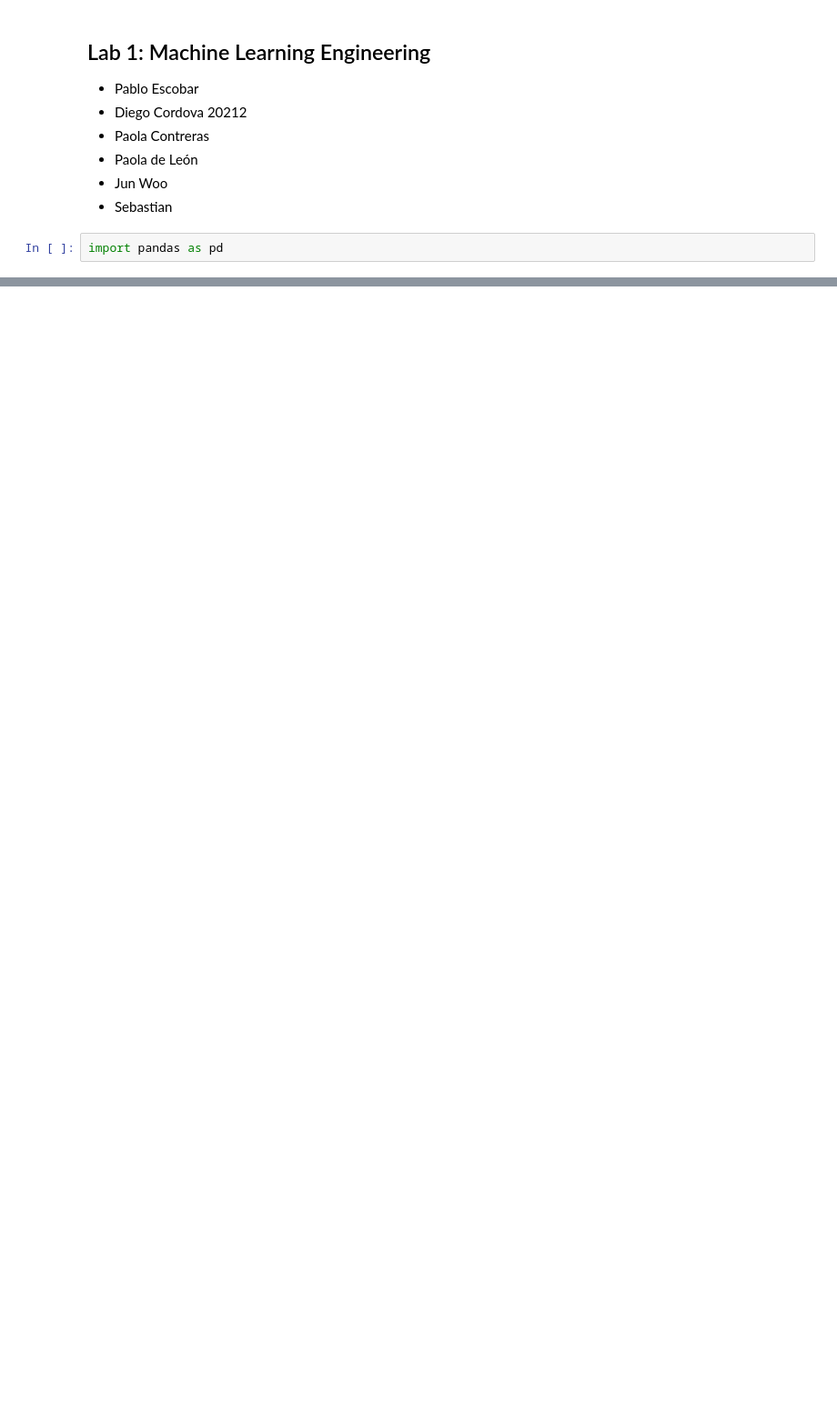
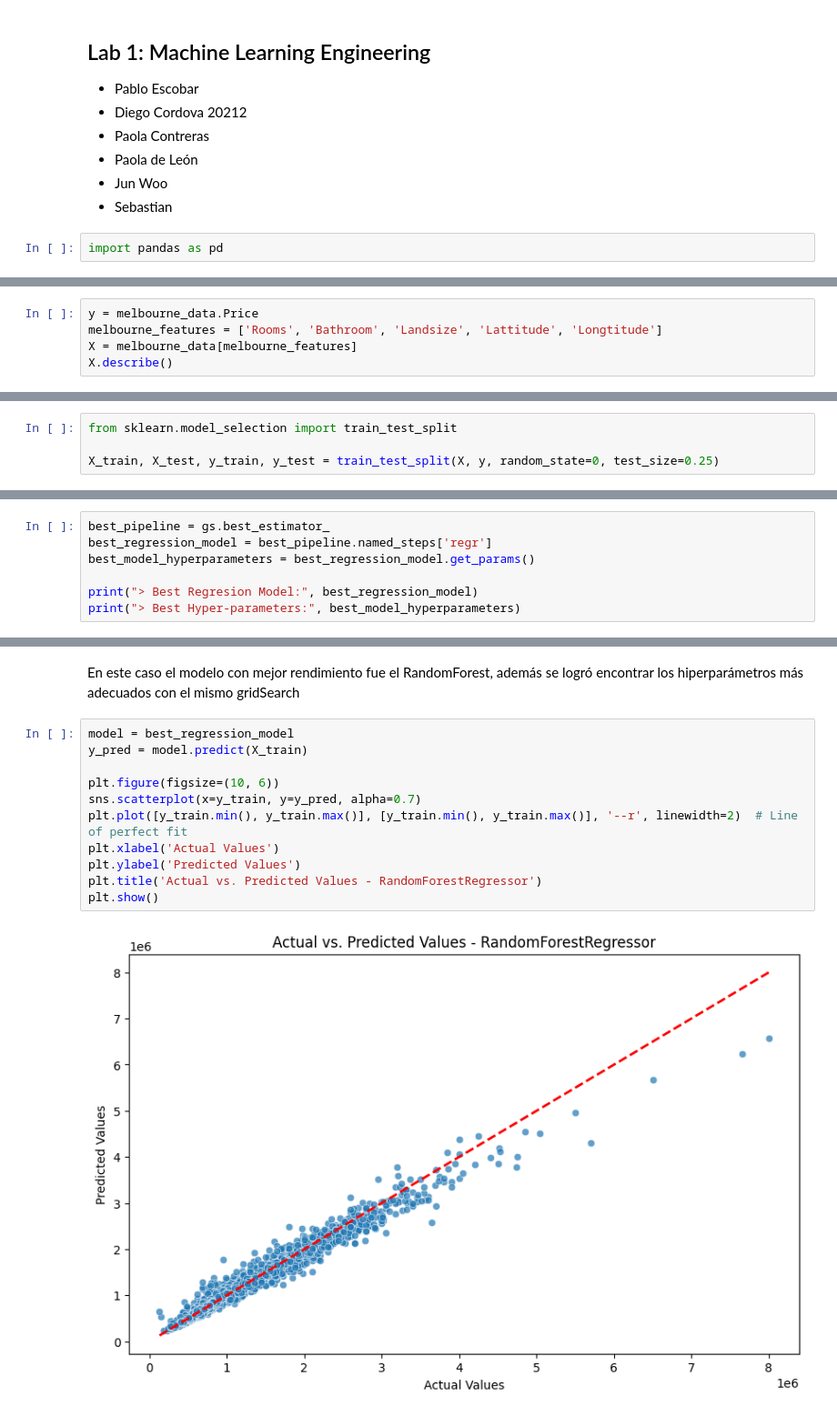
Before and after one commit to Diego-CB/Lab1-MLE, a Jupyter notebook: main.ipynb, the cells around one changed output, grey strips where cells are left out. Shown: that part at 91% size. Cells and saved outputs as stored; diff of their text form; blank space fills up the shorter version.

```diff
--- a/main.ipynb
+++ b/main.ipynb
@@ -28,0 +57,5 @@ melbourne_data.describe()
+# %%
+y = melbourne_data.Price
+melbourne_features = ['Rooms', 'Bathroom', 'Landsize', 'Lattitude', 'Longtitude']
+X = melbourne_data[melbourne_features]
+X.describe()
@@ -28,0 +74,4 @@ melbourne_data.describe()
+# %%
+from sklearn.model_selection import train_test_split
+
+X_train, X_test, y_train, y_test = train_test_split(X, y, random_state=0, test_size=0.25)
@@ -28,0 +146,7 @@ melbourne_data.describe()
+# %%
+best_pipeline = gs.best_estimator_
+best_regression_model = best_pipeline.named_steps['regr']
+best_model_hyperparameters = best_regression_model.get_params()
+
+print("> Best Regresion Model:", best_regression_model)
+print("> Best Hyper-parameters:", best_model_hyperparameters)
@@ -28,0 +156,15 @@ melbourne_data.describe()
+# %% [markdown]
+En este caso el modelo con mejor rendimiento fue el RandomForest, además se logró encontrar los hiperparámetros más adecuados con el mismo gridSearch
+# %%
+model = best_regression_model
+y_pred = model.predict(X_train)
+
+plt.figure(figsize=(10, 6))
+sns.scatterplot(x=y_train, y=y_pred, alpha=0.7)
+plt.plot([y_train.min(), y_train.max()], [y_train.min(), y_train.max()], '--r', linewidth=2)  # Line of perfect fit
+plt.xlabel('Actual Values')
+plt.ylabel('Predicted Values')
+plt.title('Actual vs. Predicted Values - RandomForestRegressor')
+plt.show()
+# %% [output]
+[figure, added]
```
Also changed, not shown: parts of 9 cells of this notebook.
